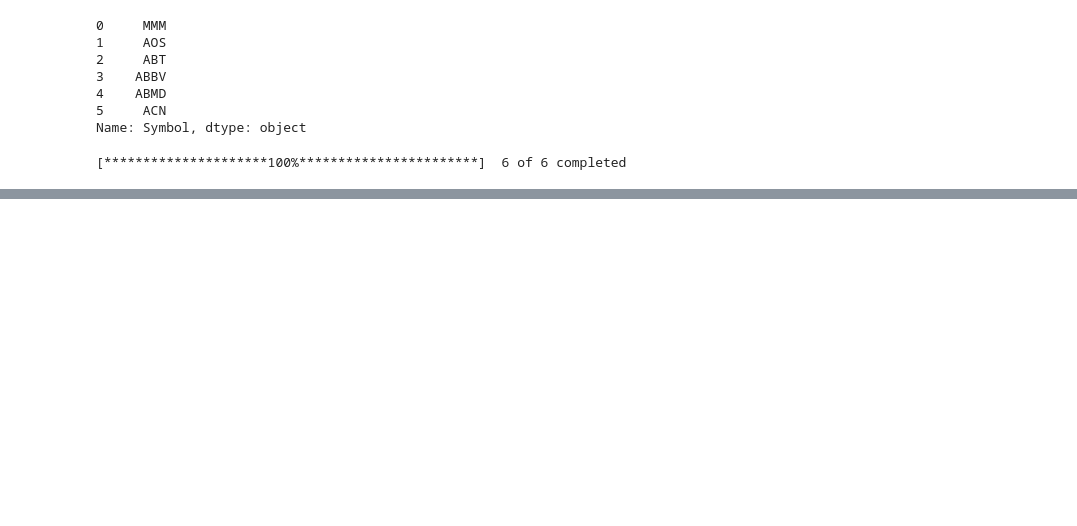
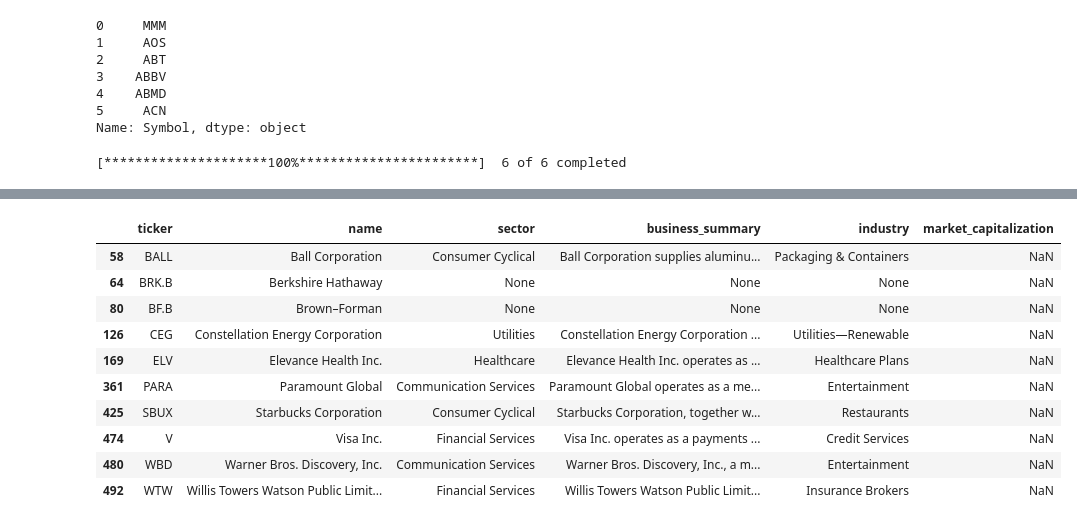
Before and after one commit to btsalau/streamlit-projects, a Jupyter notebook: app4test.ipynb, the cells around one changed output, grey strips where cells are left out. Saved outputs shown, nothing was run; the diff lists cells and outputs as text; code cells hidden in the pictures; blank space fills up the shorter version.

```diff
--- a/app4test.ipynb
+++ b/app4test.ipynb
@@ -169,0 +304,14 @@ array([[1.73069700e+02, 1.73817018e+02, 1.70662708e+02, 1.72506775e+02,
+# %%
+df2[df2.market_capitalization.isna()]
+# %% [output]
+|  | ticker | name | sector | business_summary | industry | market_capitalization |
+| 58 | BALL | Ball Corporation | Consumer Cyclical | Ball Corporation supplies aluminu... | Packaging & Containers | NaN |
+| 64 | BRK.B | Berkshire Hathaway | None | None | None | NaN |
+| 80 | BF.B | Brown–Forman | None | None | None | NaN |
+| 126 | CEG | Constellation Energy Corporation | Utilities | Constellation Energy Corporation ... | Utilities—Renewable | NaN |
+| 169 | ELV | Elevance Health Inc. | Healthcare | Elevance Health Inc. operates as ... | Healthcare Plans | NaN |
+| 361 | PARA | Paramount Global | Communication Services | Paramount Global operates as a me... | Entertainment | NaN |
+| 425 | SBUX | Starbucks Corporation | Consumer Cyclical | Starbucks Corporation, together w... | Restaurants | NaN |
+| 474 | V | Visa Inc. | Financial Services | Visa Inc. operates as a payments ... | Credit Services | NaN |
+| 480 | WBD | Warner Bros. Discovery, Inc. | Communication Services | Warner Bros. Discovery, Inc., a m... | Entertainment | NaN |
+| 492 | WTW | Willis Towers Watson Public Limit... | Financial Services | Willis Towers Watson Public Limit... | Insurance Brokers | NaN |
```
Also changed, not shown: parts of 42 cells of this notebook.
